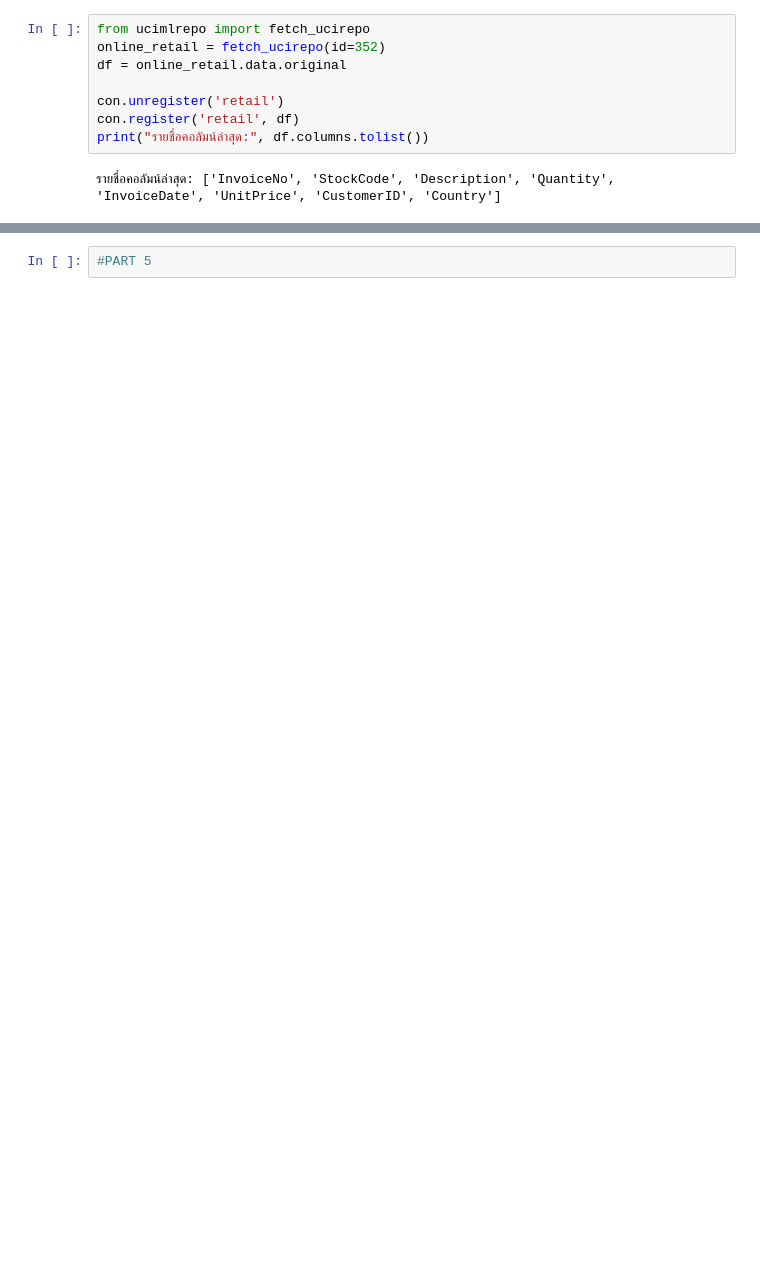
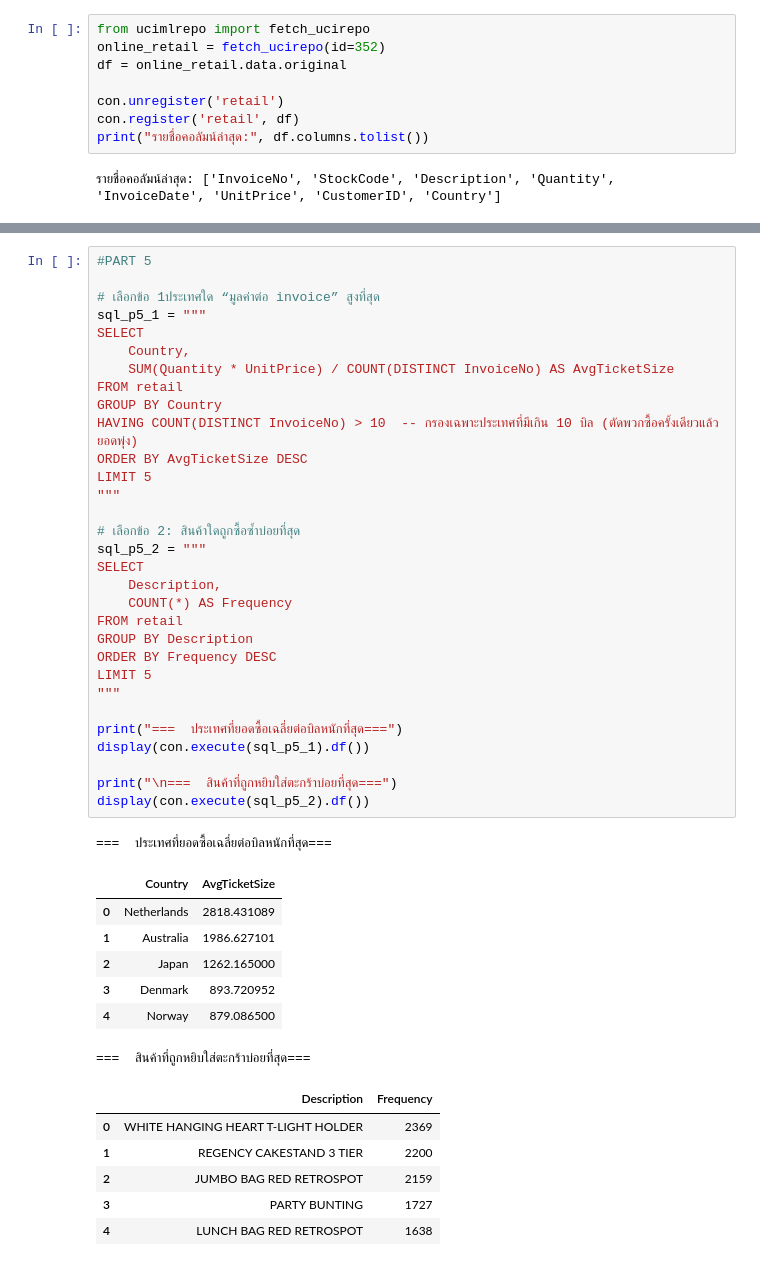
Before and after one commit to orel006/128-356-Big-Data, a Jupyter notebook: bigdata_week3_sql_duckdb_to_spark.ipynb, the cells around one changed output, grey strips where cells are left out. Saved outputs shown, nothing was run; the diff lists cells and outputs as text; blank space fills up the shorter version.

```diff
--- a/bigdata_week3_sql_duckdb_to_spark.ipynb
+++ b/bigdata_week3_sql_duckdb_to_spark.ipynb
@@ -1201,2 +1219,46 @@ print(f" ส่วนต่าง (มูลค่าการคืนของ
-# %%
-#PART 5
+# %%
+#PART 5
+
+# เลือกข้อ 1ประเทศใด “มูลค่าต่อ invoice” สูงที่สุด
+sql_p5_1 = """
+SELECT
+    Country,
+    SUM(Quantity * UnitPrice) / COUNT(DISTINCT InvoiceNo) AS AvgTicketSize
+FROM retail
+GROUP BY Country
+HAVING COUNT(DISTINCT InvoiceNo) > 10  -- กรองเฉพาะประเทศที่มีเกิน 10 บิล (ตัดพวกซื้อครั้งเดียวแล้วยอดพุ่ง)
+ORDER BY AvgTicketSize DESC
+LIMIT 5
+"""
+
+# เลือกข้อ 2: สินค้าใดถูกซื้อซ้ำบ่อยที่สุด
+sql_p5_2 = """
+SELECT
+    Description,
+    COUNT(*) AS Frequency
+FROM retail
+GROUP BY Description
+ORDER BY Frequency DESC
+LIMIT 5
+"""
+
+print("===  ประเทศที่ยอดซื้อเฉลี่ยต่อบิลหนักที่สุด===")
+display(con.execute(sql_p5_1).df())
+
+print("\n===  สินค้าที่ถูกหยิบใส่ตะกร้าบ่อยที่สุด===")
+display(con.execute(sql_p5_2).df())
+# %% [output]
+===  ประเทศที่ยอดซื้อเฉลี่ยต่อบิลหนักที่สุด===
+|  | Country | AvgTicketSize |
+| 0 | Netherlands | 2818.431089 |
+| 1 | Australia | 1986.627101 |
+| 2 | Japan | 1262.165000 |
+| 3 | Denmark | 893.720952 |
+| 4 | Norway | 879.086500 |
+===  สินค้าที่ถูกหยิบใส่ตะกร้าบ่อยที่สุด===
+|  | Description | Frequency |
+| 0 | WHITE HANGING HEART T-LIGHT HOLDER | 2369 |
+| 1 | REGENCY CAKESTAND 3 TIER | 2200 |
+| 2 | JUMBO BAG RED RETROSPOT | 2159 |
+| 3 | PARTY BUNTING | 1727 |
+| 4 | LUNCH BAG RED RETROSPOT | 1638 |
```
Also changed, not shown: parts of 10 cells of this notebook.
